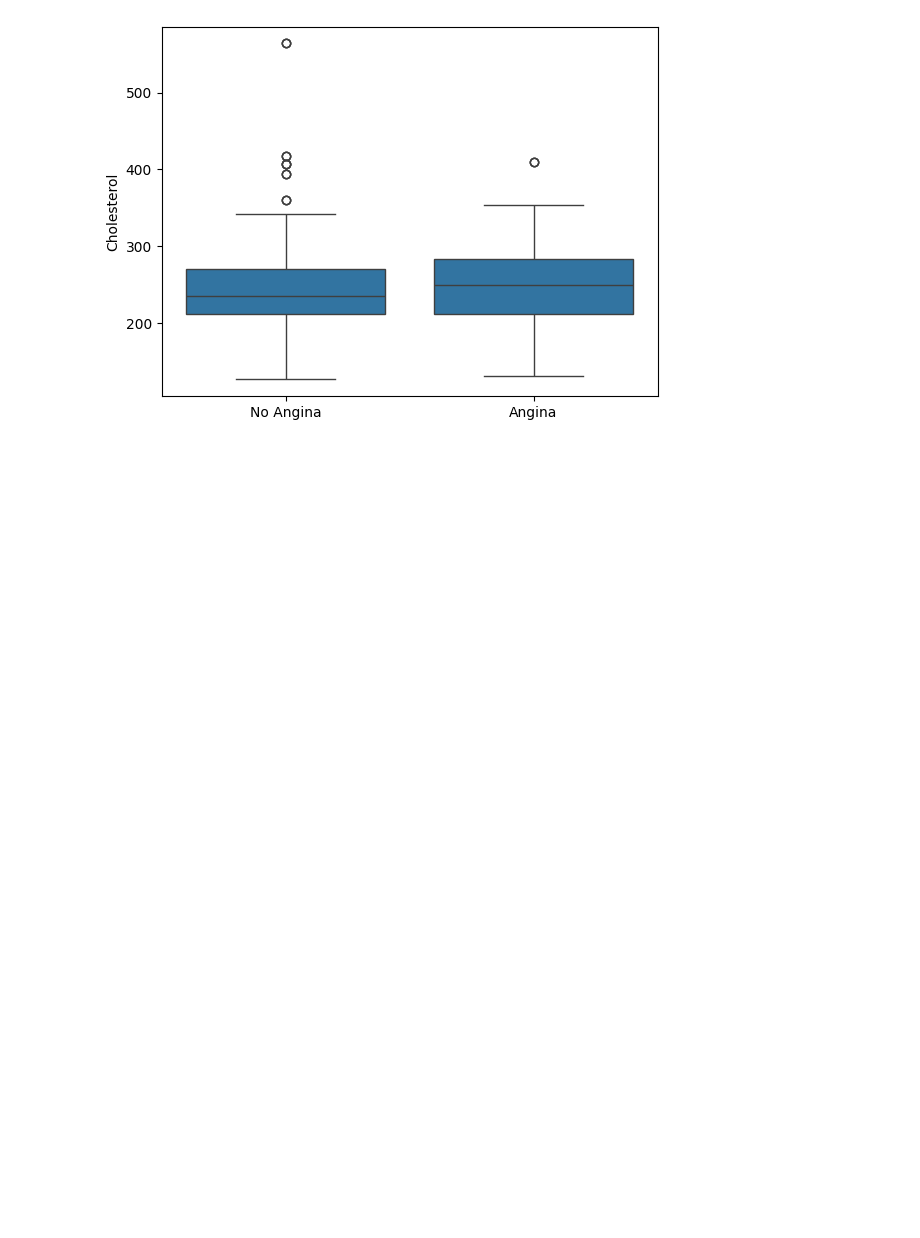
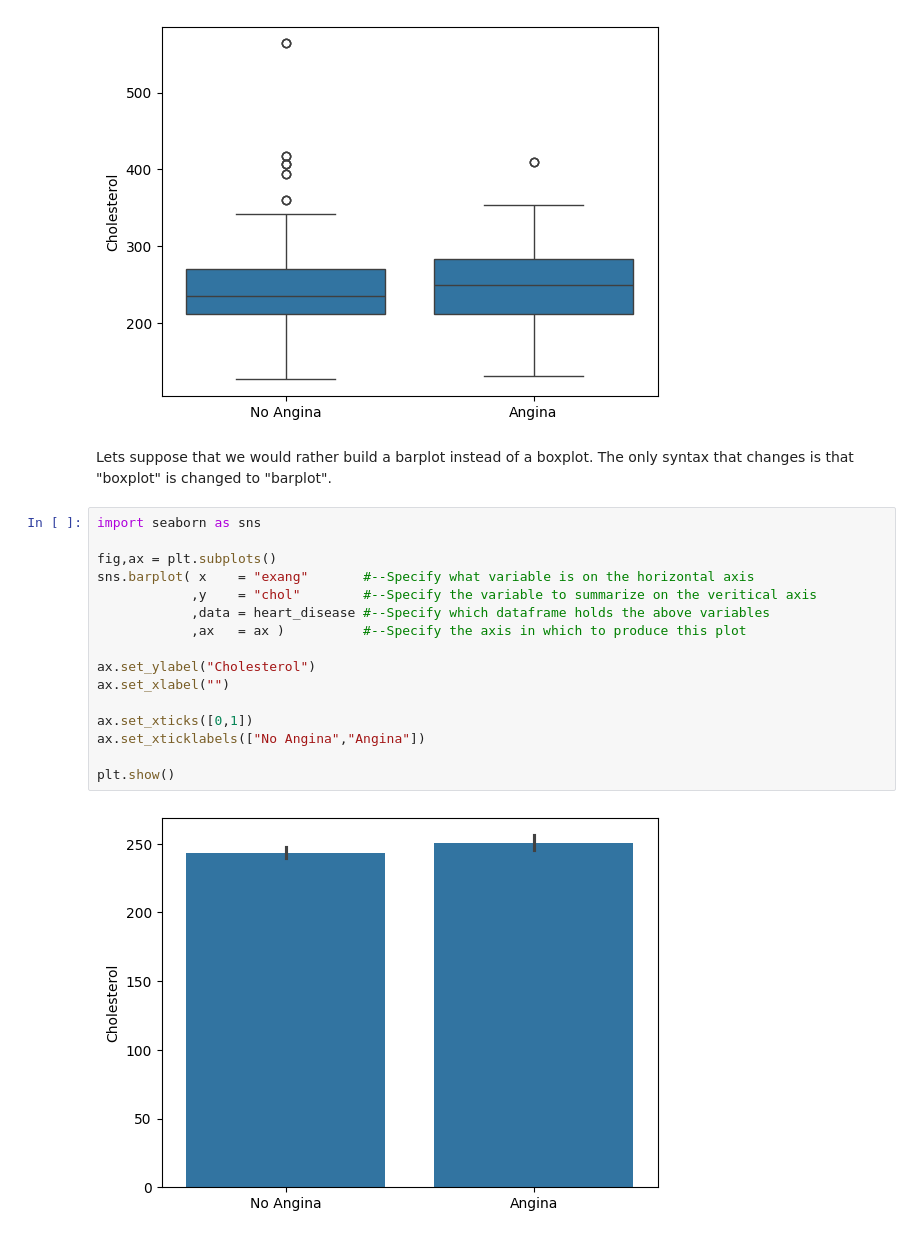
Before and after one commit to computationalUncertaintyLab/dexp_book, a Jupyter notebook: Chap3_Dataviz.ipynb, the cells around one changed output. Cells and saved outputs as stored; diff of their text form; blank space fills up the shorter version.

```diff
--- a/Chap3_Dataviz.ipynb
+++ b/Chap3_Dataviz.ipynb
@@ -279,3 +279,24 @@ ax.set_xticklabels(["No Angina","Angina"])
 plt.show()
 # %% [output]
 [figure]
+# %% [markdown]
+Lets suppose that we would rather build a barplot instead of a boxplot.
+The only syntax that changes is that "boxplot" is changed to "barplot".
+# %%
+import seaborn as sns
+
+fig,ax = plt.subplots()
+sns.barplot( x    = "exang"       #--Specify what variable is on the horizontal axis
+            ,y    = "chol"        #--Specify the variable to summarize on the veritical axis
+            ,data = heart_disease #--Specify which dataframe holds the above variables
+            ,ax   = ax )          #--Specify the axis in which to produce this plot
+
+ax.set_ylabel("Cholesterol")
+ax.set_xlabel("")
+
+ax.set_xticks([0,1])
+ax.set_xticklabels(["No Angina","Angina"])
+
+plt.show()
+# %% [output]
+[figure, added]
```
Also changed, not shown: parts of 4 cells of this notebook.
